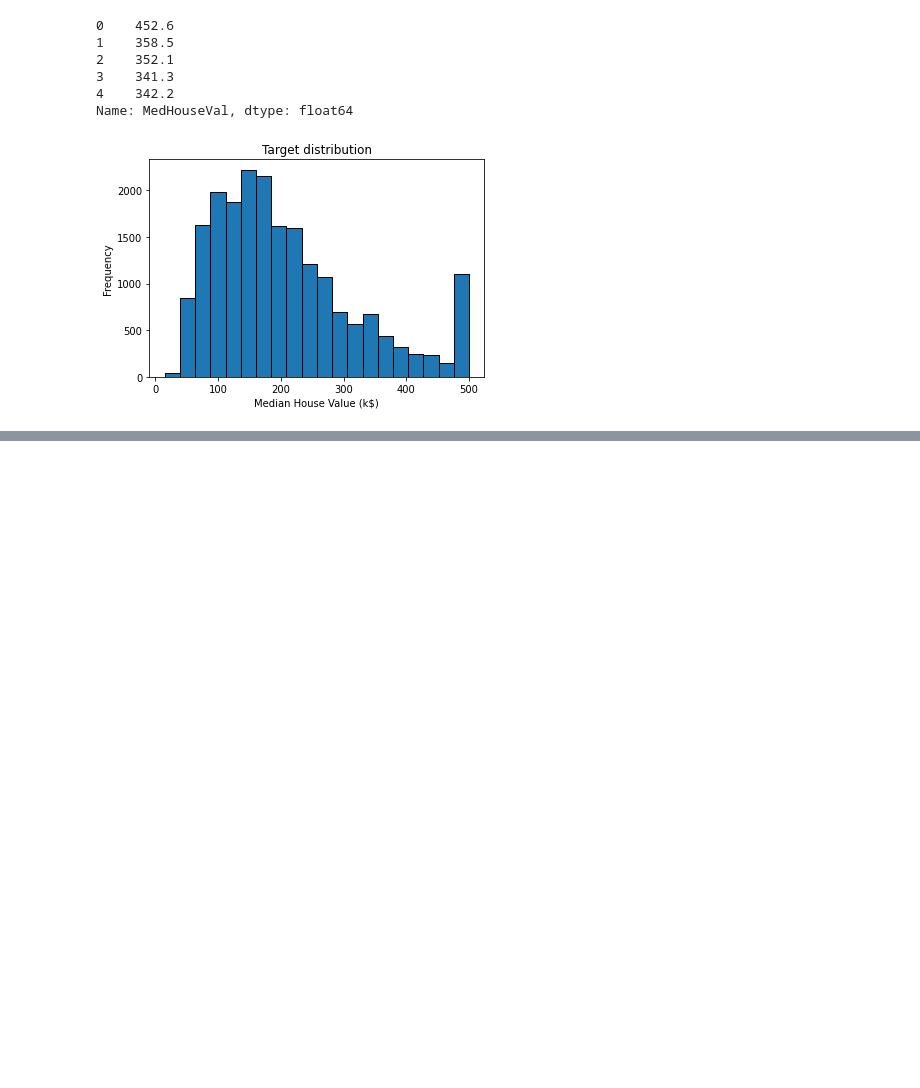
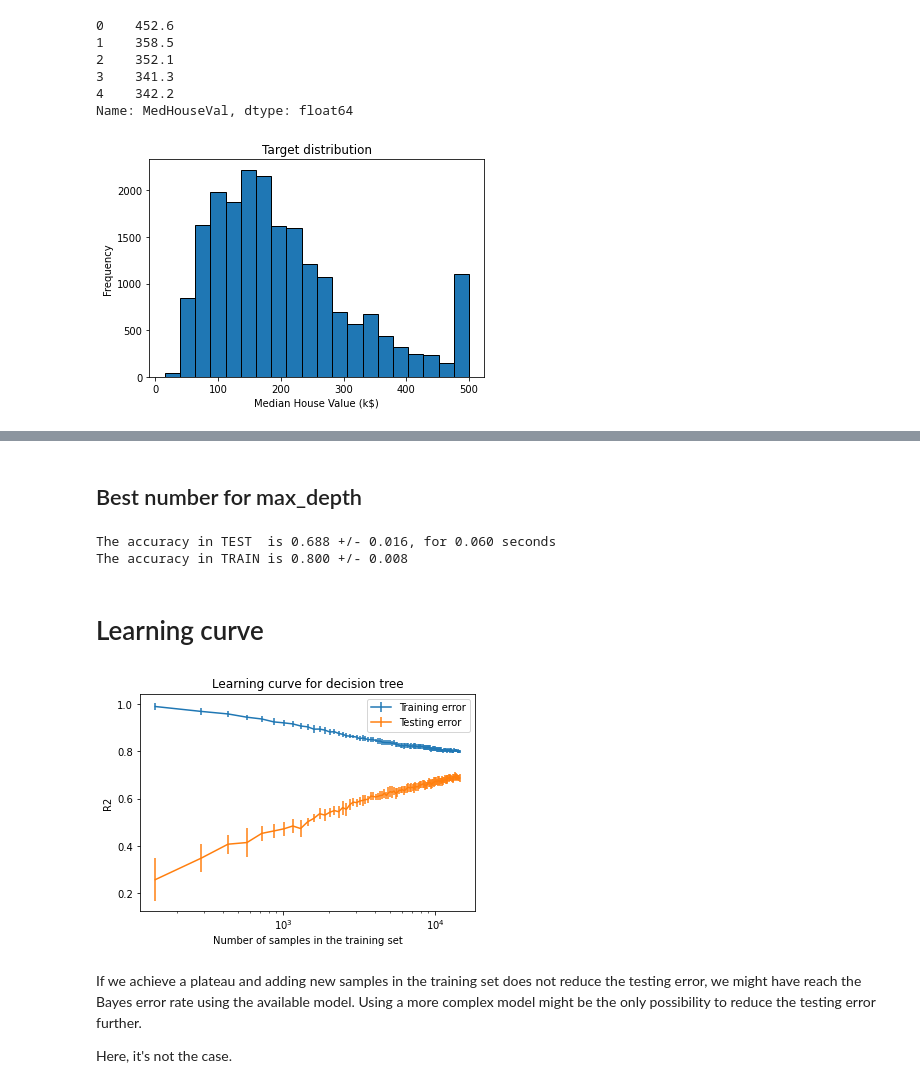
Before and after one commit to CecileGallioz/blog, a Jupyter notebook: _notebooks/2022-03-07-SKLv2M2OverUnderFitting.ipynb, the cells around one changed output, grey strips where cells are left out. Cells and saved outputs as stored; diff of their text form; code cells hidden in the pictures; blank space fills up the shorter version.

```diff
--- a/_notebooks/2022-03-07-SKLv2M2OverUnderFitting.ipynb
+++ b/_notebooks/2022-03-07-SKLv2M2OverUnderFitting.ipynb
@@ -130,0 +172,50 @@ The mean absolute error (k$) in TRAIN is 0.000 +/- 0.000
+# %% [markdown]
+## Best number for max_depth
+# %%
+model = DecisionTreeRegressor(random_state=0, max_depth=9)
+
+cv = ShuffleSplit(n_splits=10, test_size=0.3, random_state=0)
+
+cv_results = cross_validate(model, data, target, cv=cv, return_train_score=True)
+
+scores = cv_results["test_score"]
+train_scores = cv_results["train_score"]
+fit_time = cv_results["fit_time"]
+
+print("The accuracy in TEST  is "
+      f"{scores.mean():.3f} +/- {scores.std():.3f}, for {fit_time.mean():.3f} seconds")
+print("The accuracy in TRAIN is "
+      f"{train_scores.mean():.3f} +/- {train_scores.std():.3f}")
+# %% [output]
+The accuracy in TEST  is 0.688 +/- 0.016, for 0.060 seconds
+The accuracy in TRAIN is 0.800 +/- 0.008
+# %% [markdown]
+# Learning curve
+# %%
+from sklearn.model_selection import learning_curve
+#
+train_sizes = [x/100 for x in range(1, 101)]
+
+results = learning_curve(
+                    model, data, target,
+                    train_sizes=train_sizes,
+                    cv=cv)
+
+train_size, train_scores, test_scores = results[:3]
+
+plt.errorbar(train_size, train_scores.mean(axis=1),
+             yerr=train_scores.std(axis=1), label="Training error")
+plt.errorbar(train_size, test_scores.mean(axis=1),
+             yerr=test_scores.std(axis=1), label="Testing error")
+plt.legend()
+
+plt.xscale("log")
+plt.xlabel("Number of samples in the training set")
+plt.ylabel("R2")
+_ = plt.title("Learning curve for decision tree")
+# %% [output]
+[figure, added]
+# %% [markdown]
+If we achieve a plateau and adding new samples in the training set does not reduce the testing error, we might have reach the Bayes error rate using the available model. Using a more complex model might be the only possibility to reduce the testing error further.
+
+Here, it's not the case.
```
Also changed, not shown: parts of 11 cells of this notebook.
